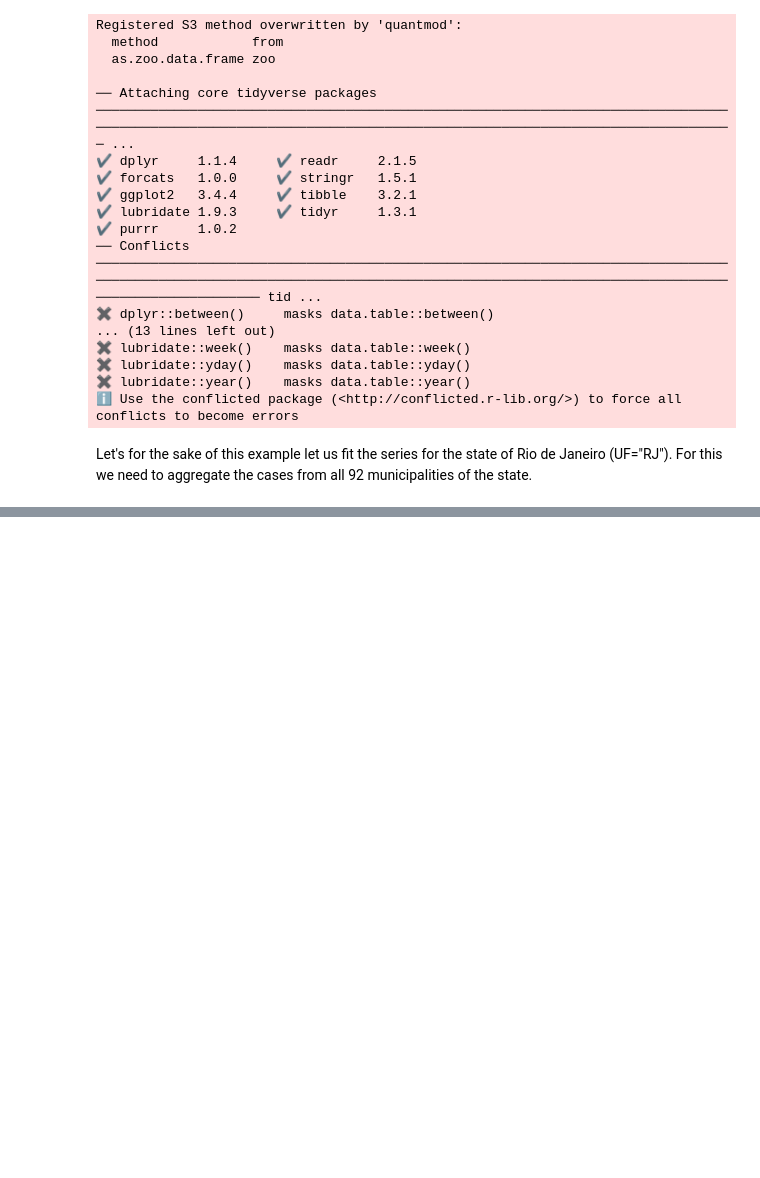
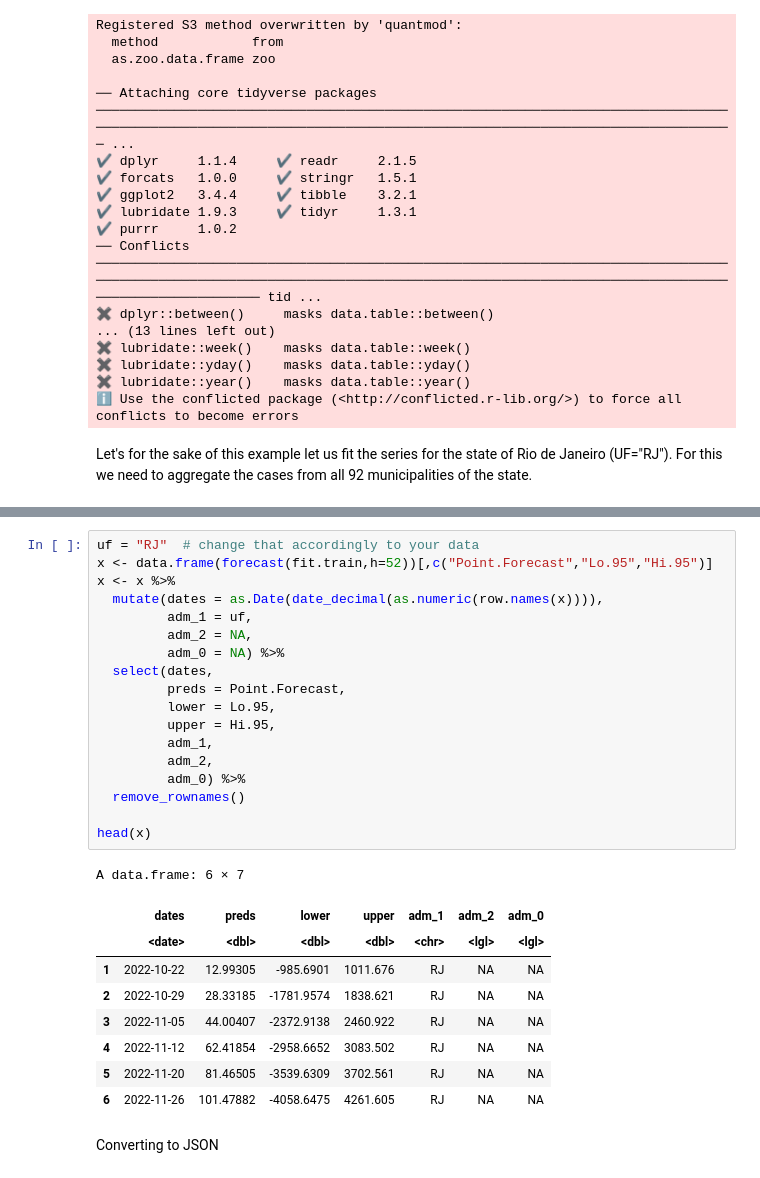
Before and after one commit to Mosqlimate-project/sprint-template, a Jupyter notebook: Demo Notebooks/R demo.ipynb, the cells around one changed output, grey strips where cells are left out. Cells and saved outputs as stored; diff of their text form; blank space fills up the shorter version.

```diff
--- a/Demo Notebooks/R demo.ipynb
+++ b/Demo Notebooks/R demo.ipynb
@@ -176,0 +186,30 @@ forecast(fit.train,h=52)
+# %%
+uf = "RJ"  # change that accordingly to your data
+x <- data.frame(forecast(fit.train,h=52))[,c("Point.Forecast","Lo.95","Hi.95")]
+x <- x %>%
+  mutate(dates = as.Date(date_decimal(as.numeric(row.names(x)))),
+         adm_1 = uf,
+         adm_2 = NA,
+         adm_0 = NA) %>%
+  select(dates,
+         preds = Point.Forecast,
+         lower = Lo.95,
+         upper = Hi.95,
+         adm_1,
+         adm_2,
+         adm_0) %>%
+  remove_rownames()
+
+head(x)
+# %% [output]
+A data.frame: 6 × 7
+|  | dates | preds | lower | upper | adm_1 | adm_2 | adm_0 |
+|  | <date> | <dbl> | <dbl> | <dbl> | <chr> | <lgl> | <lgl> |
+| 1 | 2022-10-22 | 12.99305 | -985.6901 | 1011.676 | RJ | NA | NA |
+| 2 | 2022-10-29 | 28.33185 | -1781.9574 | 1838.621 | RJ | NA | NA |
+| 3 | 2022-11-05 | 44.00407 | -2372.9138 | 2460.922 | RJ | NA | NA |
+| 4 | 2022-11-12 | 62.41854 | -2958.6652 | 3083.502 | RJ | NA | NA |
+| 5 | 2022-11-20 | 81.46505 | -3539.6309 | 3702.561 | RJ | NA | NA |
+| 6 | 2022-11-26 | 101.47882 | -4058.6475 | 4261.605 | RJ | NA | NA |
+# %% [markdown]
+Converting to JSON
```
Also changed, not shown: parts of 20 cells of this notebook, 2 other files.
